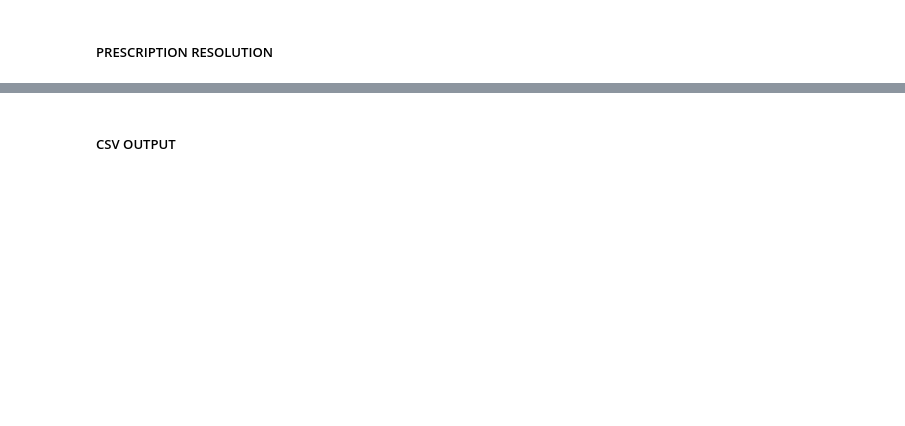
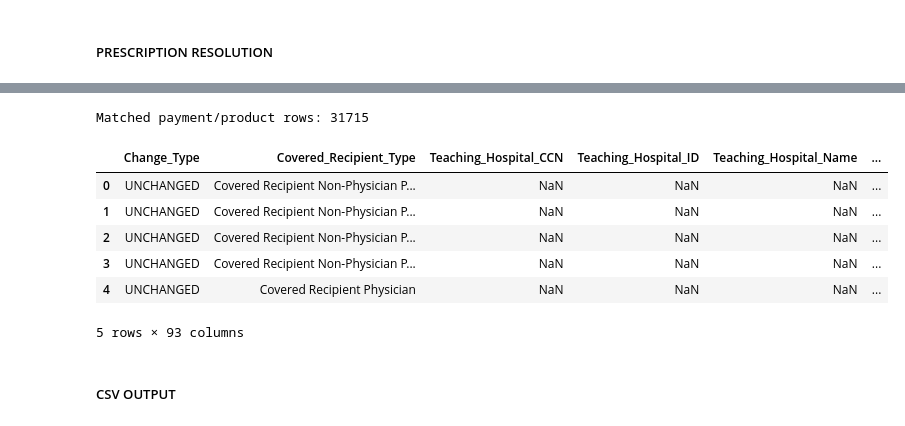
Before and after one commit to Knicey/follow-the-money, a Jupyter notebook: data_clean/pharma_drug_submission.ipynb, the cells around one changed output, grey strips where cells are left out. Drawn from its saved outputs; the diff is of its cells as text; code cells hidden in the pictures; blank space fills up the shorter version.

```diff
--- a/data_clean/pharma_drug_submission.ipynb
+++ b/data_clean/pharma_drug_submission.ipynb
@@ -359,0 +502,59 @@ print(npi_overlap(prescribers_df, payments_df))
+# %%
+# Convert the five product-name slots to one row per nonblank payment/product.
+payment_name_columns = [
+    f"Name_of_Drug_or_Biological_or_Device_or_Medical_Supply_{i}"
+    for i in range(1, 6)
+]
+payment_id_vars = [
+    column for column in raw_payments_filtered.columns
+    if column not in payment_name_columns
+]
+payment_name_rows = raw_payments_filtered.melt(
+    id_vars=payment_id_vars,
+    value_vars=payment_name_columns,
+    var_name="drug_name_column",
+    value_name="payment_name",
+)
+payment_name_rows["payment_name"] = (
+    payment_name_rows["payment_name"].astype("string").str.strip()
+)
+payment_name_rows = payment_name_rows.dropna(subset=["payment_name"])
+payment_name_rows = payment_name_rows[
+    payment_name_rows["payment_name"].ne("")
+].copy()
+payment_name_rows["_payment_name_key"] = payment_name_rows[
+    "payment_name"
+].str.casefold()
+
+resolved_drug_matches = resolved_drugs_list.copy()
+resolved_drug_matches["_payment_name_key"] = resolved_drug_matches[
+    "payment_name"
+].str.strip().str.casefold()
+
+payment_by_drug_init = payment_name_rows.merge(
+    resolved_drug_matches[
+        [
+            "_payment_name_key",
+            "drug_id",
+            "brand_name",
+            "generic_name",
+            "match_type",
+            "similarity_score",
+        ]
+    ],
+    on="_payment_name_key",
+    how="inner",
+).drop(columns="_payment_name_key")
+payment_by_drug_init["drug_id"] = payment_by_drug_init["drug_id"].astype("Int64")
+
+print("Matched payment/product rows:", len(payment_by_drug_init))
+payment_by_drug_init.head()
+# %% [output]
+Matched payment/product rows: 31715
+|  | Change_Type | Covered_Recipient_Type | Teaching_Hospital_CCN | Teaching_Hospital_ID | Teaching_Hospital_Name | ... |
+| 0 | UNCHANGED | Covered Recipient Non-Physician P... | NaN | NaN | NaN | ... |
+| 1 | UNCHANGED | Covered Recipient Non-Physician P... | NaN | NaN | NaN | ... |
+| 2 | UNCHANGED | Covered Recipient Non-Physician P... | NaN | NaN | NaN | ... |
+| 3 | UNCHANGED | Covered Recipient Non-Physician P... | NaN | NaN | NaN | ... |
+| 4 | UNCHANGED | Covered Recipient Physician | NaN | NaN | NaN | ... |
+5 rows × 93 columns
```
Also changed, not shown: parts of 25 cells of this notebook, 5 other files.
